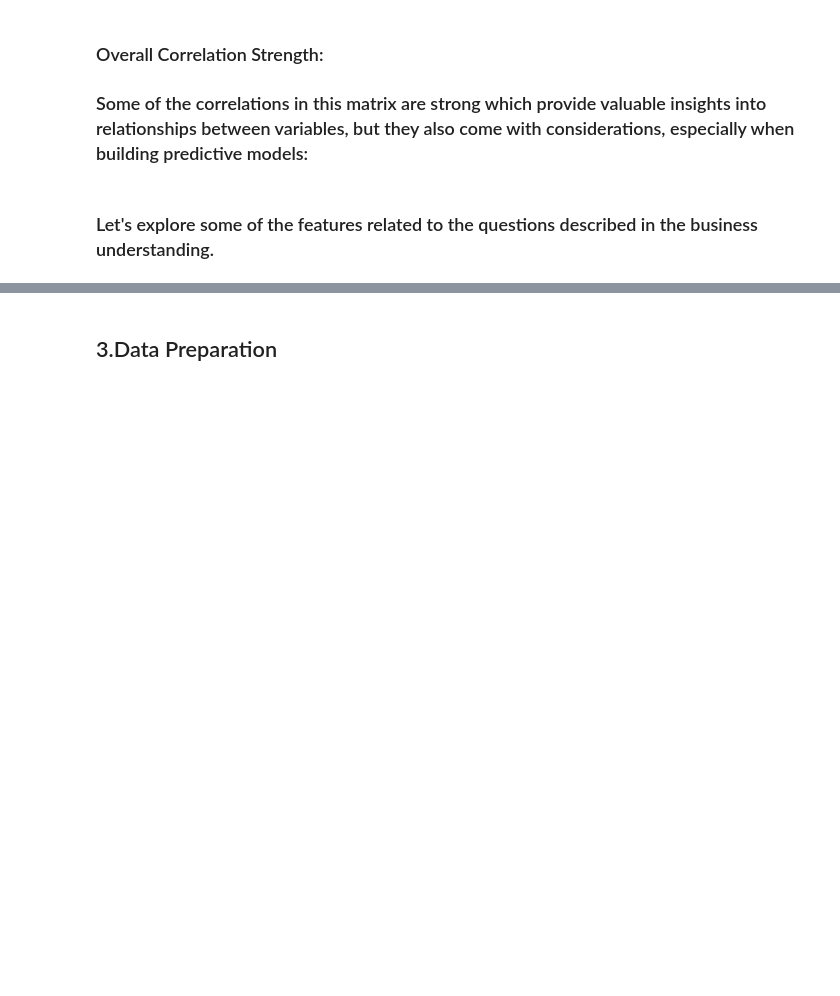
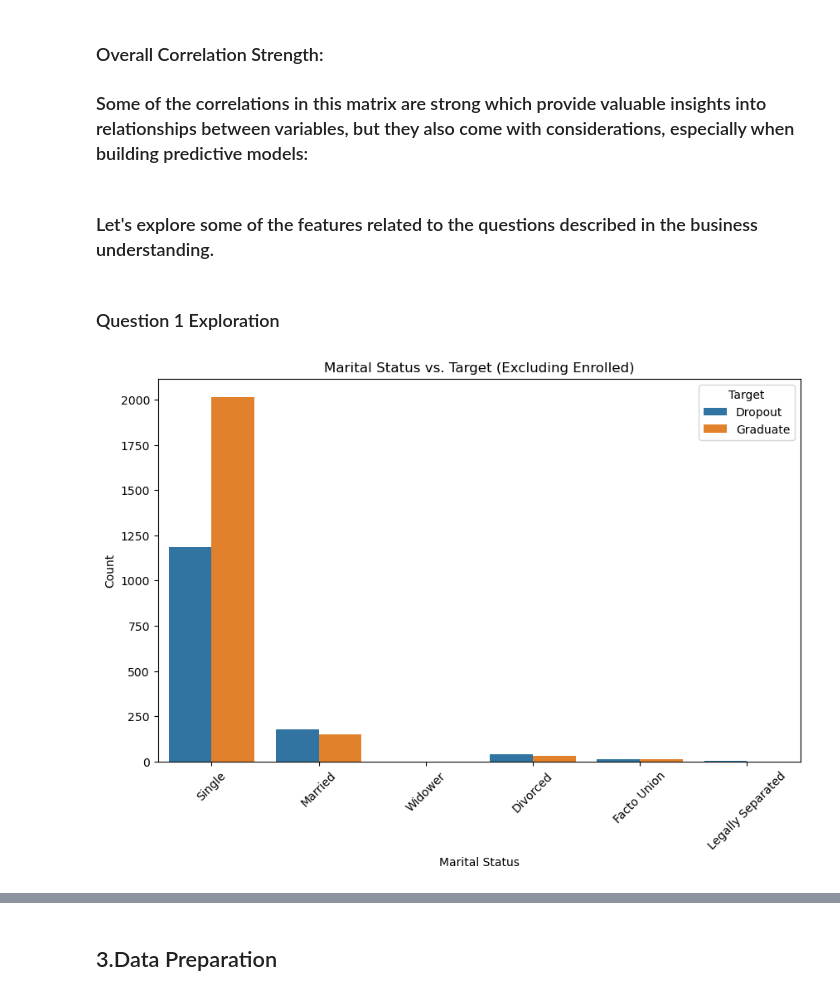
Before and after one commit to mrme77/School_DropOuts, a Jupyter notebook: Analysis.ipynb, the cells around one changed output, grey strips where cells are left out. Drawn from its saved outputs; the diff is of its cells as text; code cells hidden in the pictures; blank space fills up the shorter version.

```diff
--- a/Analysis.ipynb
+++ b/Analysis.ipynb
@@ -373,3 +371,34 @@ plt.show()
 ### Some of the correlations in this matrix are strong which provide valuable insights into relationships between variables, but they also come with considerations, especially when building predictive models:
 # %% [markdown]
 ### Let's explore some of the features related to the questions described in the business understanding.
+# %% [markdown]
+### Question 1 Exploration
+# %%
+# Marital Status vs Target
+# working off of a copy of the origial df to avoid issues
+
+marital_df = df.copy()
+marital_status_mapping = {
+    1: 'Single',
+    2: 'Married',
+    3: 'Widower',
+    4: 'Divorced',
+    5: 'Facto Union',
+    6: 'Legally Separated'
+}
+
+marital_df['Marital_status'] = marital_df['Marital_status'].map(marital_status_mapping)
+marital_filters = marital_df[marital_df['Target'] != 'Enrolled']
+
+marital_status_table = marital_filters.groupby(['Marital_status', 'Target']).size().reset_index(name='Count')
+
+plt.figure(figsize=(10, 6))
+sns.barplot(data=marital_status_table, x='Marital_status', y='Count', hue='Target')
+plt.title('Marital Status vs. Target (Excluding Enrolled)')
+plt.xlabel('Marital Status')
+plt.ylabel('Count')
+plt.legend(title='Target')
+plt.xticks(rotation=45)
+plt.show();
+# %% [output]
+[figure, added]
```
Also changed, not shown: parts of 14 cells of this notebook.
